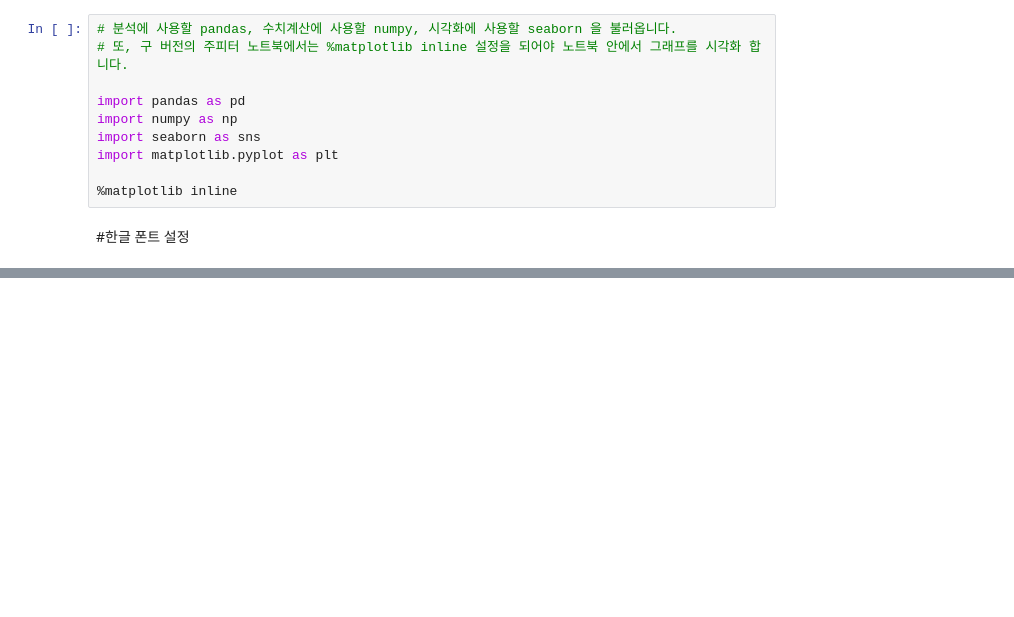
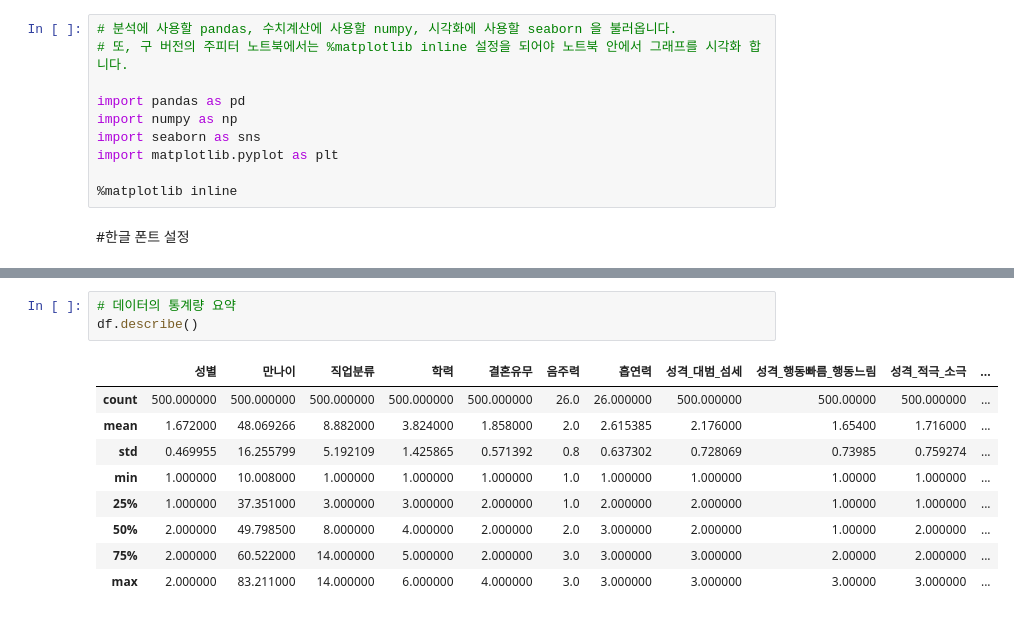
Before and after one commit to HyeonhoonLee/Colab, a Jupyter notebook: KIOM.ipynb, the cells around one changed output, grey strips where cells are left out. Drawn from its saved outputs; the diff is of its cells as text; blank space fills up the shorter version.

```diff
--- a/KIOM.ipynb
+++ b/KIOM.ipynb
@@ -43,0 +173,13 @@ os.chdir = "/content/drive/My Drive/DataCollection/KIOM/"
+# %%
+# 데이터의 통계량 요약
+df.describe()
+# %% [output]
+|  | 성별 | 만나이 | 직업분류 | 학력 | 결혼유무 | 음주력 | 흡연력 | 성격_대범_섬세 | 성격_행동빠름_행동느림 | 성격_적극_소극 | ... |
+| count | 500.000000 | 500.000000 | 500.000000 | 500.000000 | 500.000000 | 26.0 | 26.000000 | 500.000000 | 500.00000 | 500.000000 | ... |
+| mean | 1.672000 | 48.069266 | 8.882000 | 3.824000 | 1.858000 | 2.0 | 2.615385 | 2.176000 | 1.65400 | 1.716000 | ... |
+| std | 0.469955 | 16.255799 | 5.192109 | 1.425865 | 0.571392 | 0.8 | 0.637302 | 0.728069 | 0.73985 | 0.759274 | ... |
+| min | 1.000000 | 10.008000 | 1.000000 | 1.000000 | 1.000000 | 1.0 | 1.000000 | 1.000000 | 1.00000 | 1.000000 | ... |
+| 25% | 1.000000 | 37.351000 | 3.000000 | 3.000000 | 2.000000 | 1.0 | 2.000000 | 2.000000 | 1.00000 | 1.000000 | ... |
+| 50% | 2.000000 | 49.798500 | 8.000000 | 4.000000 | 2.000000 | 2.0 | 3.000000 | 2.000000 | 1.00000 | 2.000000 | ... |
+| 75% | 2.000000 | 60.522000 | 14.000000 | 5.000000 | 2.000000 | 3.0 | 3.000000 | 3.000000 | 2.00000 | 2.000000 | ... |
+| max | 2.000000 | 83.211000 | 14.000000 | 6.000000 | 4.000000 | 3.0 | 3.000000 | 3.000000 | 3.00000 | 3.000000 | ... |
```
Also changed, not shown: parts of 18 cells of this notebook.
